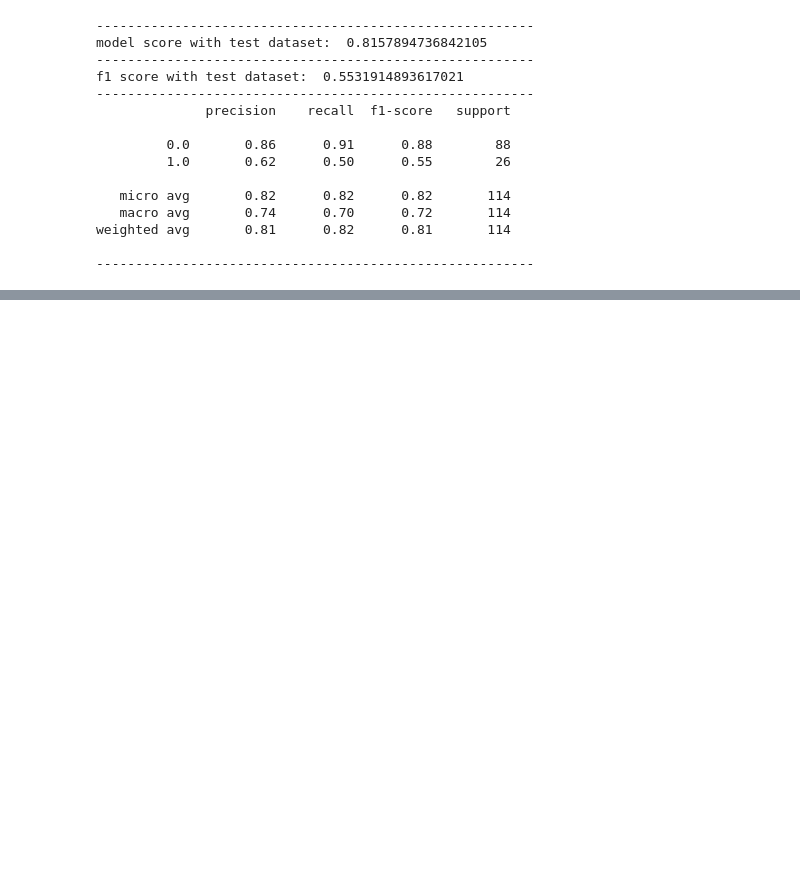
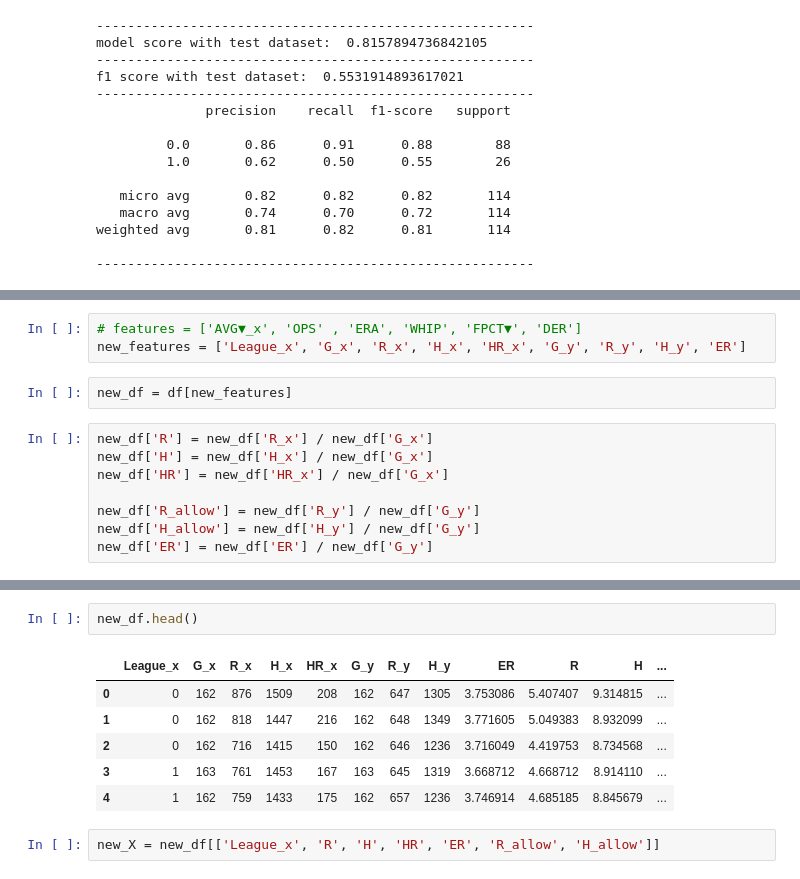
Before and after one commit to Teosoft7/predict_mlb, a Jupyter notebook: predict_MLB.ipynb, the cells around one changed output, grey strips where cells are left out. Saved outputs shown, nothing was run; the diff lists cells and outputs as text; blank space fills up the shorter version.

```diff
--- a/predict_MLB.ipynb
+++ b/predict_MLB.ipynb
@@ -770,0 +863,13 @@ weighted avg       0.81      0.82      0.81       114
+# %%
+# features = ['AVG▼_x', 'OPS' , 'ERA', 'WHIP', 'FPCT▼', 'DER']
+new_features = ['League_x', 'G_x', 'R_x', 'H_x', 'HR_x', 'G_y', 'R_y', 'H_y', 'ER']
+# %%
+new_df = df[new_features]
+# %%
+new_df['R'] = new_df['R_x'] / new_df['G_x']
+new_df['H'] = new_df['H_x'] / new_df['G_x']
+new_df['HR'] = new_df['HR_x'] / new_df['G_x']
+
+new_df['R_allow'] = new_df['R_y'] / new_df['G_y']
+new_df['H_allow'] = new_df['H_y'] / new_df['G_y']
+new_df['ER'] = new_df['ER'] / new_df['G_y']
@@ -770,0 +894,11 @@ weighted avg       0.81      0.82      0.81       114
+# %%
+new_df.head()
+# %% [output]
+|  | League_x | G_x | R_x | H_x | HR_x | G_y | R_y | H_y | ER | R | H | ... |
+| 0 | 0 | 162 | 876 | 1509 | 208 | 162 | 647 | 1305 | 3.753086 | 5.407407 | 9.314815 | ... |
+| 1 | 0 | 162 | 818 | 1447 | 216 | 162 | 648 | 1349 | 3.771605 | 5.049383 | 8.932099 | ... |
+| 2 | 0 | 162 | 716 | 1415 | 150 | 162 | 646 | 1236 | 3.716049 | 4.419753 | 8.734568 | ... |
+| 3 | 1 | 163 | 761 | 1453 | 167 | 163 | 645 | 1319 | 3.668712 | 4.668712 | 8.914110 | ... |
+| 4 | 1 | 162 | 759 | 1433 | 175 | 162 | 657 | 1236 | 3.746914 | 4.685185 | 8.845679 | ... |
+# %%
+new_X = new_df[['League_x', 'R', 'H', 'HR', 'ER', 'R_allow', 'H_allow']]
```
Also changed, not shown: parts of 19 cells of this notebook, 1 other file.
